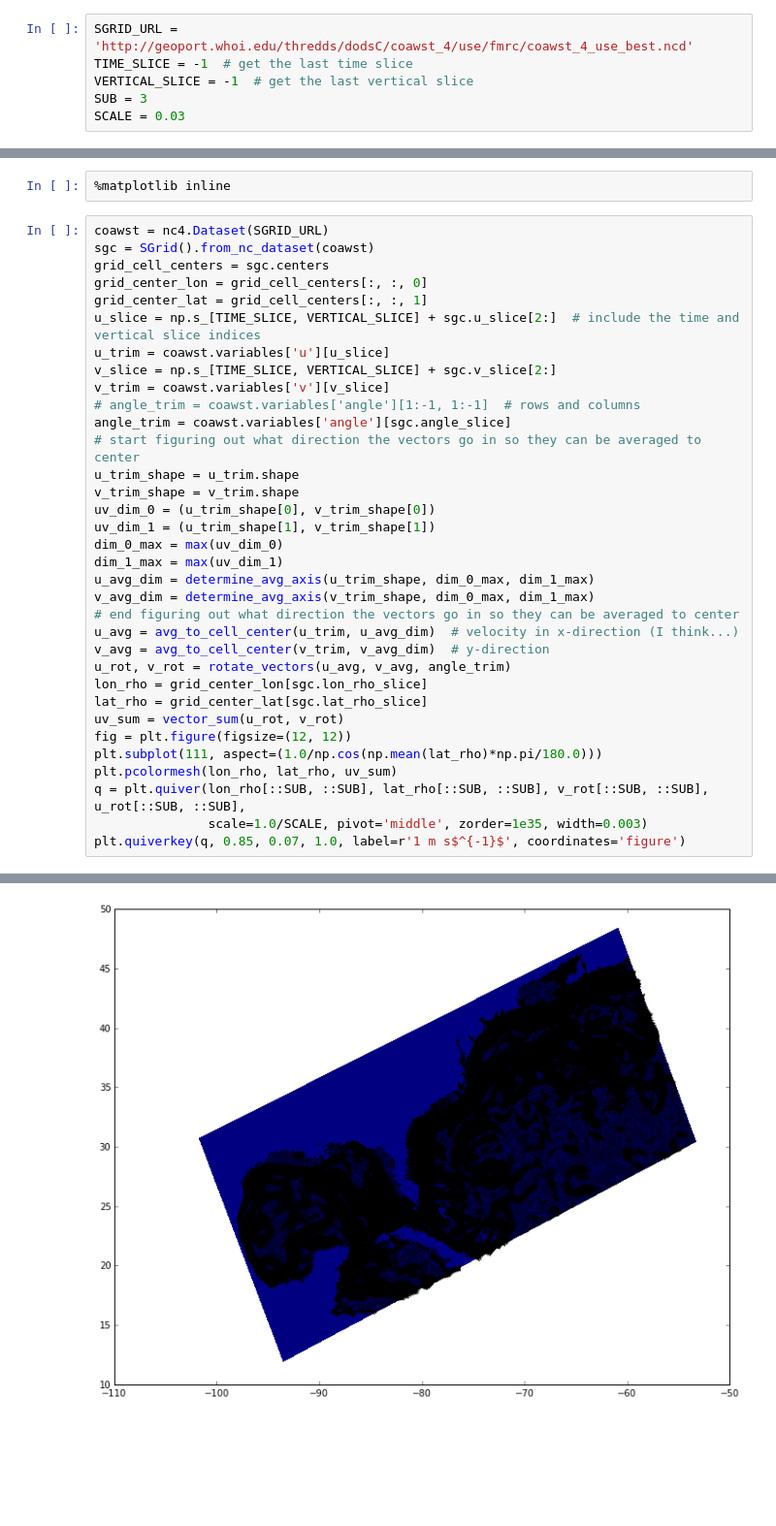
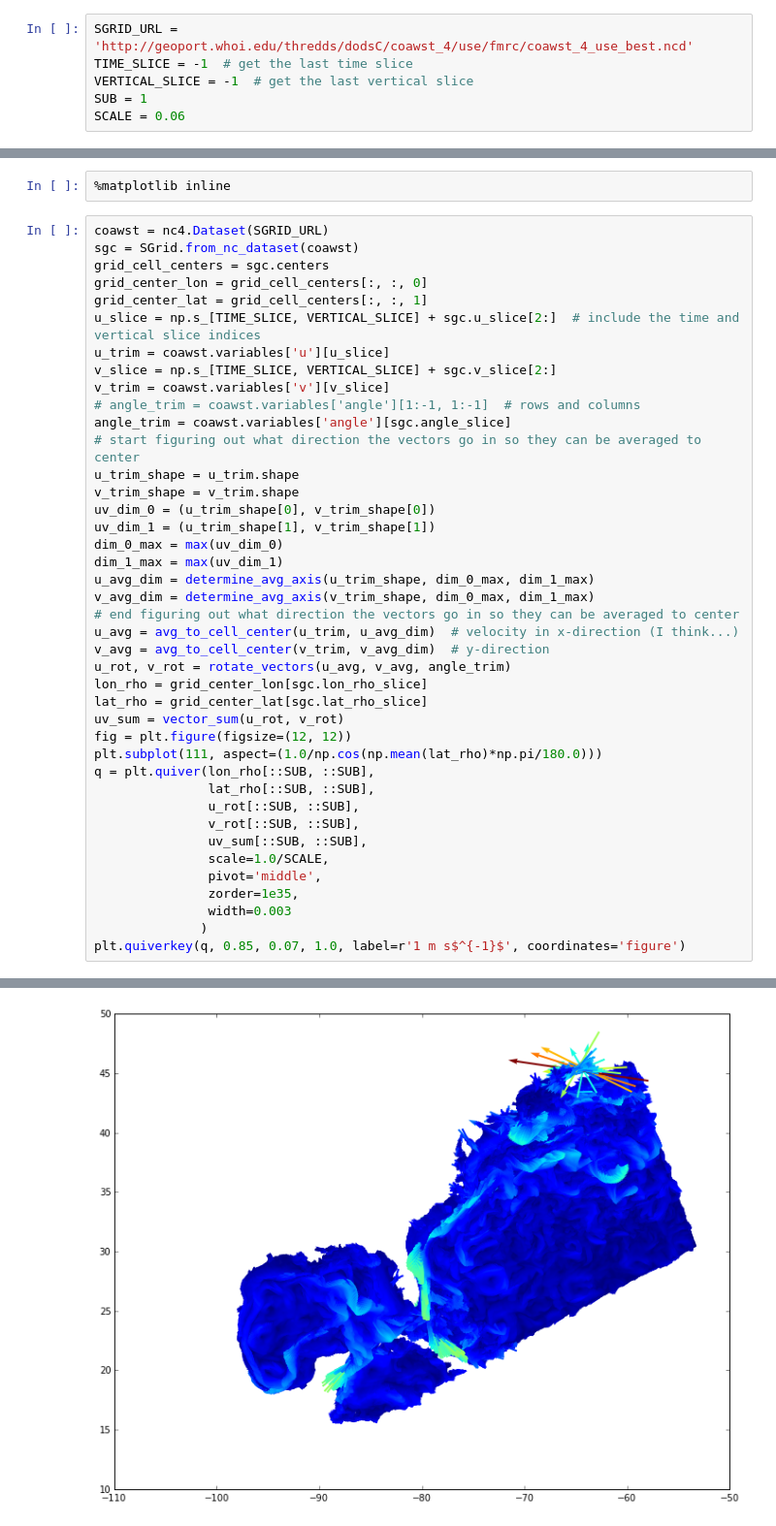
Before and after one commit to ayan-usgs/ipython-notebooks, a Jupyter notebook: sgrid/sgrid_test_20150401.ipynb, the cells around one changed output, grey strips where cells are left out. Shown: that part at 97% size. Saved outputs shown, nothing was run; the diff lists cells and outputs as text; blank space fills up the shorter version.

```diff
--- a/sgrid/sgrid_test_20150401.ipynb
+++ b/sgrid/sgrid_test_20150401.ipynb
@@ -9,8 +9,8 @@ from pysgrid.processing_2d import vector_sum, rotate_vectors, avg_to_cell_center
 SGRID_URL = 'http://geoport.whoi.edu/thredds/dodsC/coawst_4/use/fmrc/coawst_4_use_best.ncd'
 TIME_SLICE = -1  # get the last time slice
 VERTICAL_SLICE = -1  # get the last vertical slice
-SUB = 3
-SCALE = 0.03
+SUB = 1
+SCALE = 0.06
 # %%
 os.environ['TCL_LIBRARY'] = 'C:/Python279/tcl/tcl8.5'
 os.environ['TK_LIBRARY'] = 'C:/Python279/tcl/tk8.5'
@@ -30,38 +30,45 @@ def determine_avg_axis(array_shape, dim_0_max, dim_1_max):
 %matplotlib inline
 # %%
 coawst = nc4.Dataset(SGRID_URL)
-sgc = SGrid().from_nc_dataset(coawst)
+sgc = SGrid.from_nc_dataset(coawst)
 grid_cell_centers = sgc.centers
 grid_center_lon = grid_cell_centers[:, :, 0]
 grid_center_lat = grid_cell_centers[:, :, 1]
 u_slice = np.s_[TIME_SLICE, VERTICAL_SLICE] + sgc.u_slice[2:]  # include the time and vertical slice indices
 u_trim = coawst.variables['u'][u_slice]
 v_slice = np.s_[TIME_SLICE, VERTICAL_SLICE] + sgc.v_slice[2:]
 v_trim = coawst.variables['v'][v_slice]
 # angle_trim = coawst.variables['angle'][1:-1, 1:-1]  # rows and columns
 angle_trim = coawst.variables['angle'][sgc.angle_slice]
 # start figuring out what direction the vectors go in so they can be averaged to center
 u_trim_shape = u_trim.shape
 v_trim_shape = v_trim.shape
 uv_dim_0 = (u_trim_shape[0], v_trim_shape[0])
 uv_dim_1 = (u_trim_shape[1], v_trim_shape[1])
 dim_0_max = max(uv_dim_0)
 dim_1_max = max(uv_dim_1)
 u_avg_dim = determine_avg_axis(u_trim_shape, dim_0_max, dim_1_max)
 v_avg_dim = determine_avg_axis(v_trim_shape, dim_0_max, dim_1_max)
 # end figuring out what direction the vectors go in so they can be averaged to center
 u_avg = avg_to_cell_center(u_trim, u_avg_dim)  # velocity in x-direction (I think...)
 v_avg = avg_to_cell_center(v_trim, v_avg_dim)  # y-direction
 u_rot, v_rot = rotate_vectors(u_avg, v_avg, angle_trim)
 lon_rho = grid_center_lon[sgc.lon_rho_slice]
 lat_rho = grid_center_lat[sgc.lat_rho_slice]
 uv_sum = vector_sum(u_rot, v_rot)
 fig = plt.figure(figsize=(12, 12))
 plt.subplot(111, aspect=(1.0/np.cos(np.mean(lat_rho)*np.pi/180.0)))
-plt.pcolormesh(lon_rho, lat_rho, uv_sum)
-q = plt.quiver(lon_rho[::SUB, ::SUB], lat_rho[::SUB, ::SUB], v_rot[::SUB, ::SUB], u_rot[::SUB, ::SUB],
-               scale=1.0/SCALE, pivot='middle', zorder=1e35, width=0.003)
+q = plt.quiver(lon_rho[::SUB, ::SUB],
+               lat_rho[::SUB, ::SUB],
+               u_rot[::SUB, ::SUB],
+               v_rot[::SUB, ::SUB],
+               uv_sum[::SUB, ::SUB],
+               scale=1.0/SCALE,
+               pivot='middle',
+               zorder=1e35,
+               width=0.003
+              )
 plt.quiverkey(q, 0.85, 0.07, 1.0, label=r'1 m s$^{-1}$', coordinates='figure')
 # %% [output]
 <matplotlib.quiver.QuiverKey at 0x...>
-[figure, old version]
+[figure, new version]
```
Also changed, not shown: parts of 1 cell of this notebook.
